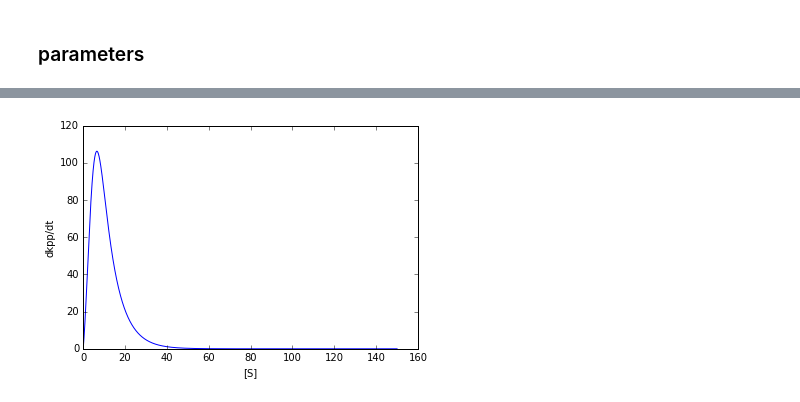
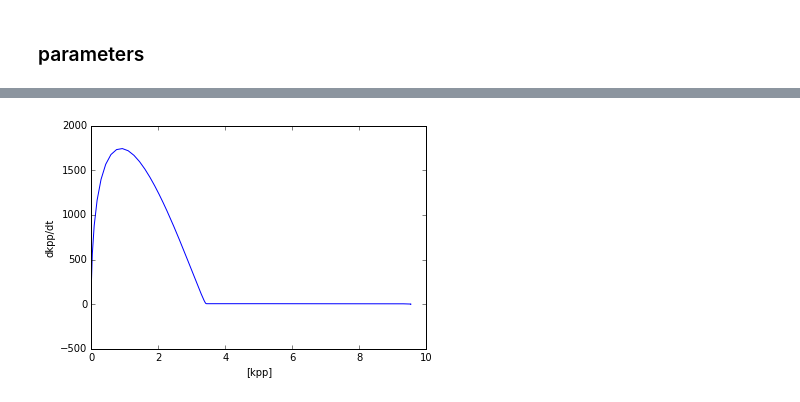
Before and after one commit to npagane/bph, a Jupyter notebook: yeastSim/1DRealModelSim.ipynb, the cells around one changed output, grey strips where cells are left out. Cells and saved outputs as stored; diff of their text form; code cells hidden in the pictures.

```diff
--- a/yeastSim/1DRealModelSim.ipynb
+++ b/yeastSim/1DRealModelSim.ipynb
@@ -266,10 +240,9 @@ Dissociation constant, kD: 12.9072687071
 # %%
 #find dkpp/dt
 dkpp = np.diff(ode[:,3])/np.diff(t)
+plt.plot(ode[:,3][0:n-1],dkpp)
+plt.xlabel('[kpp]')
+plt.ylabel('dkpp/dt')
+plt.show()
+# %% [output]
+[figure, added]
-# %%
-plt.plot(ode[:,0][0:n-1],dkpp)
-plt.xlabel('[S]')
-plt.ylabel('dkpp/dt')
-plt.show()
-# %% [output]
-[figure, removed]
```
Also changed, not shown: parts of 17 cells of this notebook.
